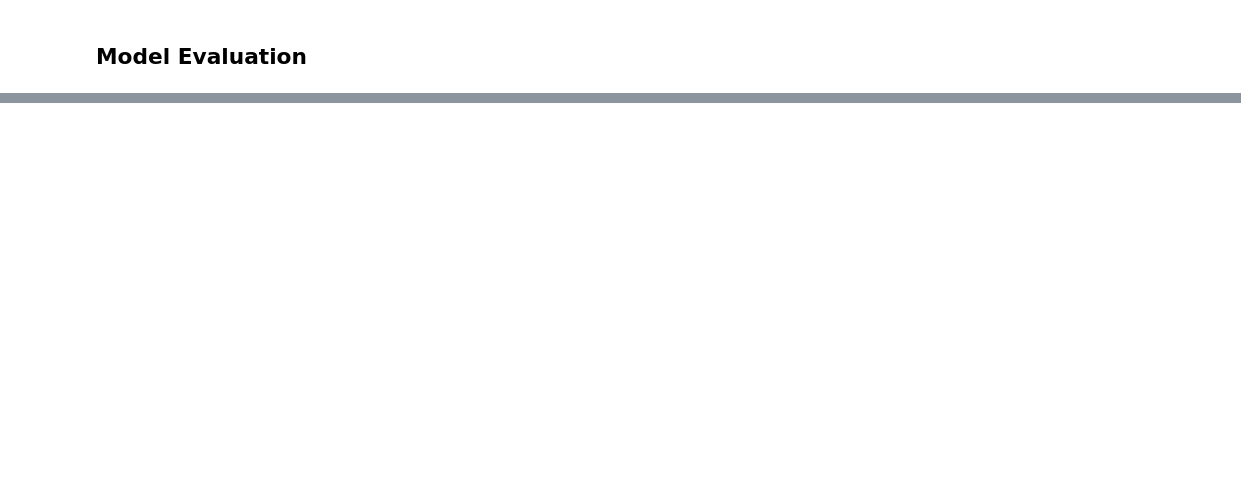
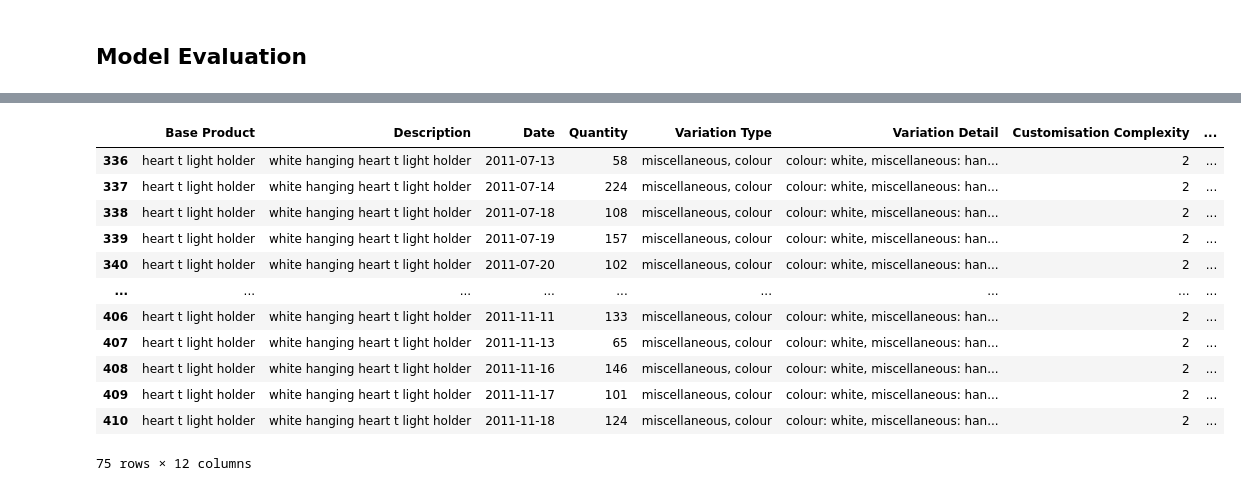
Before and after one commit to tzejiannn/DSA3101Group7, a Jupyter notebook: Models/Models Subgroup B/demand_prediction.ipynb, the cells around one changed output, grey strips where cells are left out. Cells and saved outputs as stored; diff of their text form; code cells hidden in the pictures; blank space fills up the shorter version.

```diff
--- a/Models/Models Subgroup B/demand_prediction.ipynb
+++ b/Models/Models Subgroup B/demand_prediction.ipynb
@@ -163,0 +163,4 @@ Mean Absolute Percentage Error (MAPE): 44.27308546241831%
+# %%
+output_df = df_1.merge(predicted_df, on=['Date'], how='left')
+# %%
+output_df.dropna(subset=['Predicted Quantity'], inplace = True)
@@ -163,0 +171,16 @@ Mean Absolute Percentage Error (MAPE): 44.27308546241831%
+# %%
+output_df.to_excel('predicted_products.xlsx')
+# %% [output]
+|  | Base Product | Description | Date | Quantity | Variation Type | Variation Detail | Customisation Complexity | ... |
+| 336 | heart t light holder | white hanging heart t light holder | 2011-07-13 | 58 | miscellaneous, colour | colour: white, miscellaneous: han... | 2 | ... |
+| 337 | heart t light holder | white hanging heart t light holder | 2011-07-14 | 224 | miscellaneous, colour | colour: white, miscellaneous: han... | 2 | ... |
+| 338 | heart t light holder | white hanging heart t light holder | 2011-07-18 | 108 | miscellaneous, colour | colour: white, miscellaneous: han... | 2 | ... |
+| 339 | heart t light holder | white hanging heart t light holder | 2011-07-19 | 157 | miscellaneous, colour | colour: white, miscellaneous: han... | 2 | ... |
+| 340 | heart t light holder | white hanging heart t light holder | 2011-07-20 | 102 | miscellaneous, colour | colour: white, miscellaneous: han... | 2 | ... |
+| ... | ... | ... | ... | ... | ... | ... | ... | ... |
+| 406 | heart t light holder | white hanging heart t light holder | 2011-11-11 | 133 | miscellaneous, colour | colour: white, miscellaneous: han... | 2 | ... |
+| 407 | heart t light holder | white hanging heart t light holder | 2011-11-13 | 65 | miscellaneous, colour | colour: white, miscellaneous: han... | 2 | ... |
+| 408 | heart t light holder | white hanging heart t light holder | 2011-11-16 | 146 | miscellaneous, colour | colour: white, miscellaneous: han... | 2 | ... |
+| 409 | heart t light holder | white hanging heart t light holder | 2011-11-17 | 101 | miscellaneous, colour | colour: white, miscellaneous: han... | 2 | ... |
+| 410 | heart t light holder | white hanging heart t light holder | 2011-11-18 | 124 | miscellaneous, colour | colour: white, miscellaneous: han... | 2 | ... |
+75 rows × 12 columns
```
Also changed, not shown: parts of 3 cells of this notebook.
